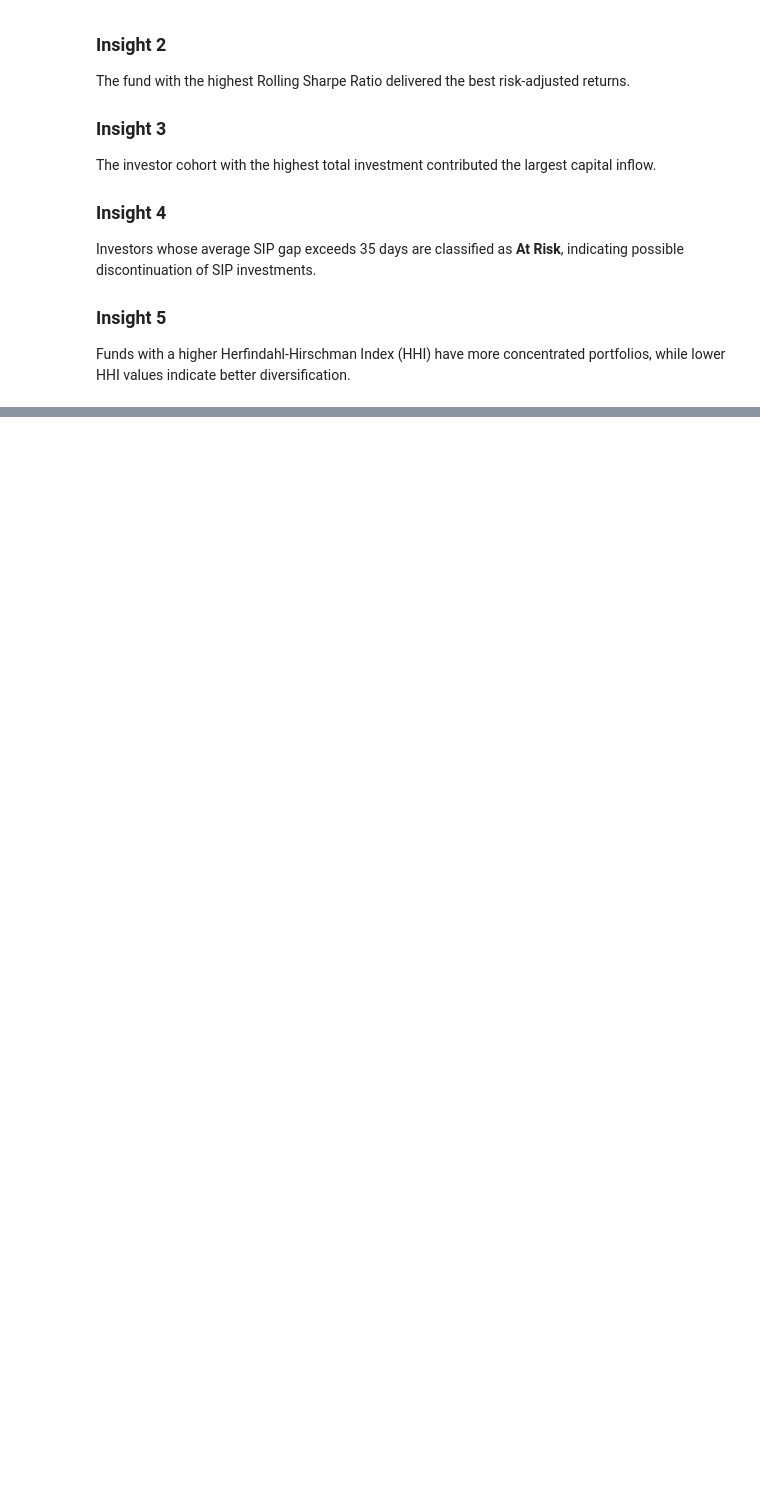
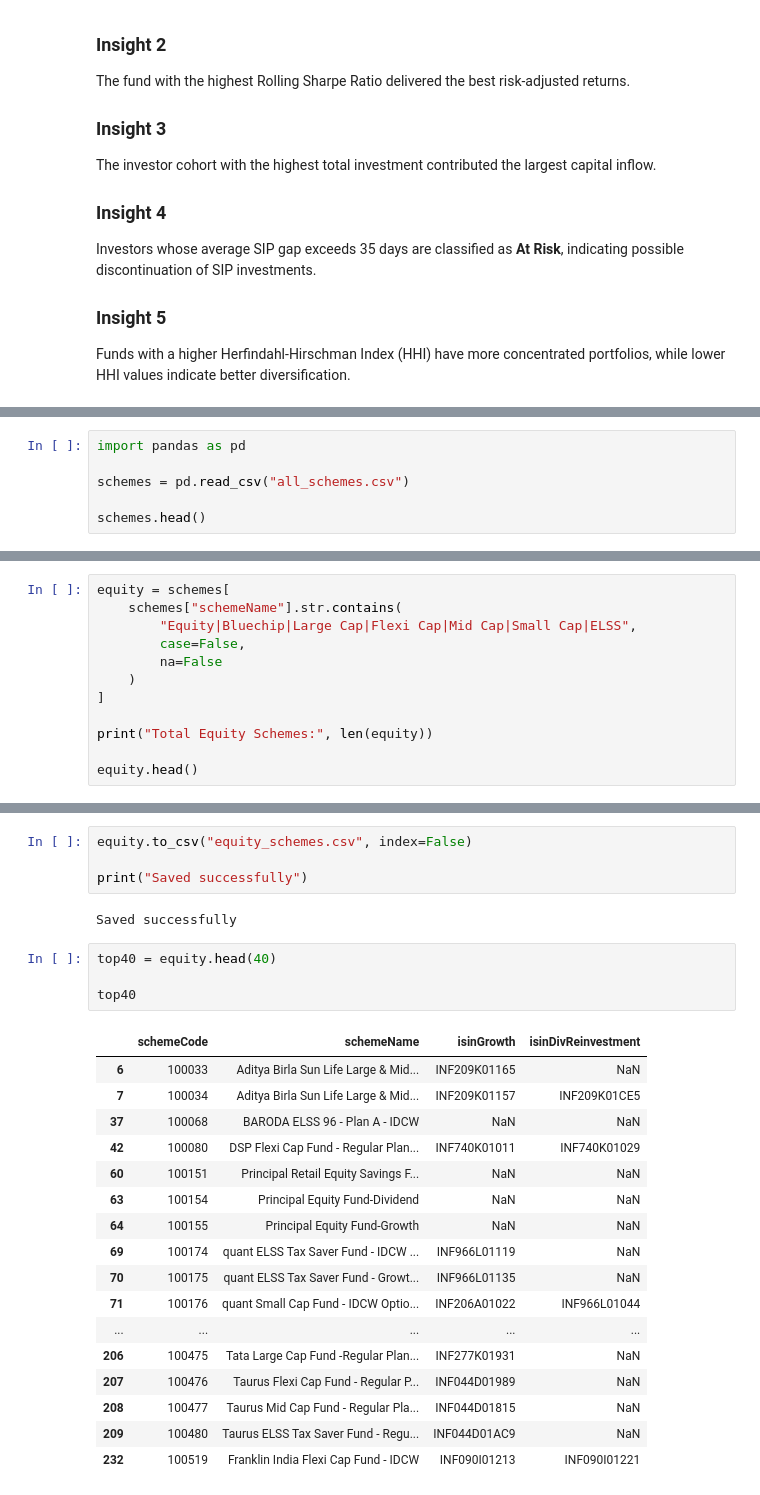
Before and after one commit to LakshmanChowdary2005/Mutual_Fund_Analysis, a Jupyter notebook: Advanced_Analytics.ipynb, the cells around one changed output, grey strips where cells are left out. Saved outputs shown, nothing was run; the diff lists cells and outputs as text; blank space fills up the shorter version.

```diff
--- a/Advanced_Analytics.ipynb
+++ b/Advanced_Analytics.ipynb
@@ -1094,0 +1426,6 @@ Funds with a higher Herfindahl-Hirschman Index (HHI) have more concentrated port
+# %%
+import pandas as pd
+
+schemes = pd.read_csv("all_schemes.csv")
+
+schemes.head()
@@ -1094,0 +1439,12 @@ Funds with a higher Herfindahl-Hirschman Index (HHI) have more concentrated port
+# %%
+equity = schemes[
+    schemes["schemeName"].str.contains(
+        "Equity|Bluechip|Large Cap|Flexi Cap|Mid Cap|Small Cap|ELSS",
+        case=False,
+        na=False
+    )
+]
+
+print("Total Equity Schemes:", len(equity))
+
+equity.head()
@@ -1094,0 +1459,28 @@ Funds with a higher Herfindahl-Hirschman Index (HHI) have more concentrated port
+# %%
+equity.to_csv("equity_schemes.csv", index=False)
+
+print("Saved successfully")
+# %% [output]
+Saved successfully
+# %%
+top40 = equity.head(40)
+
+top40
+# %% [output]
+|  | schemeCode | schemeName | isinGrowth | isinDivReinvestment |
+| 6 | 100033 | Aditya Birla Sun Life Large & Mid... | INF209K01165 | NaN |
+| 7 | 100034 | Aditya Birla Sun Life Large & Mid... | INF209K01157 | INF209K01CE5 |
+| 37 | 100068 | BARODA ELSS 96 - Plan A - IDCW | NaN | NaN |
+| 42 | 100080 | DSP Flexi Cap Fund - Regular Plan... | INF740K01011 | INF740K01029 |
+| 60 | 100151 | Principal Retail Equity Savings F... | NaN | NaN |
+| 63 | 100154 | Principal Equity Fund-Dividend | NaN | NaN |
+| 64 | 100155 | Principal Equity Fund-Growth | NaN | NaN |
+| 69 | 100174 | quant ELSS Tax Saver Fund - IDCW ... | INF966L01119 | NaN |
+| 70 | 100175 | quant ELSS Tax Saver Fund - Growt... | INF966L01135 | NaN |
+| 71 | 100176 | quant Small Cap Fund - IDCW Optio... | INF206A01022 | INF966L01044 |
+| ... | ... | ... | ... | ... |
+| 206 | 100475 | Tata Large Cap Fund -Regular Plan... | INF277K01931 | NaN |
+| 207 | 100476 | Taurus Flexi Cap Fund - Regular P... | INF044D01989 | NaN |
+| 208 | 100477 | Taurus Mid Cap Fund - Regular Pla... | INF044D01815 | NaN |
+| 209 | 100480 | Taurus ELSS Tax Saver Fund - Regu... | INF044D01AC9 | NaN |
+| 232 | 100519 | Franklin India Flexi Cap Fund - IDCW | INF090I01213 | INF090I01221 |
```
Also changed, not shown: parts of 38 cells of this notebook, 47 other files.
